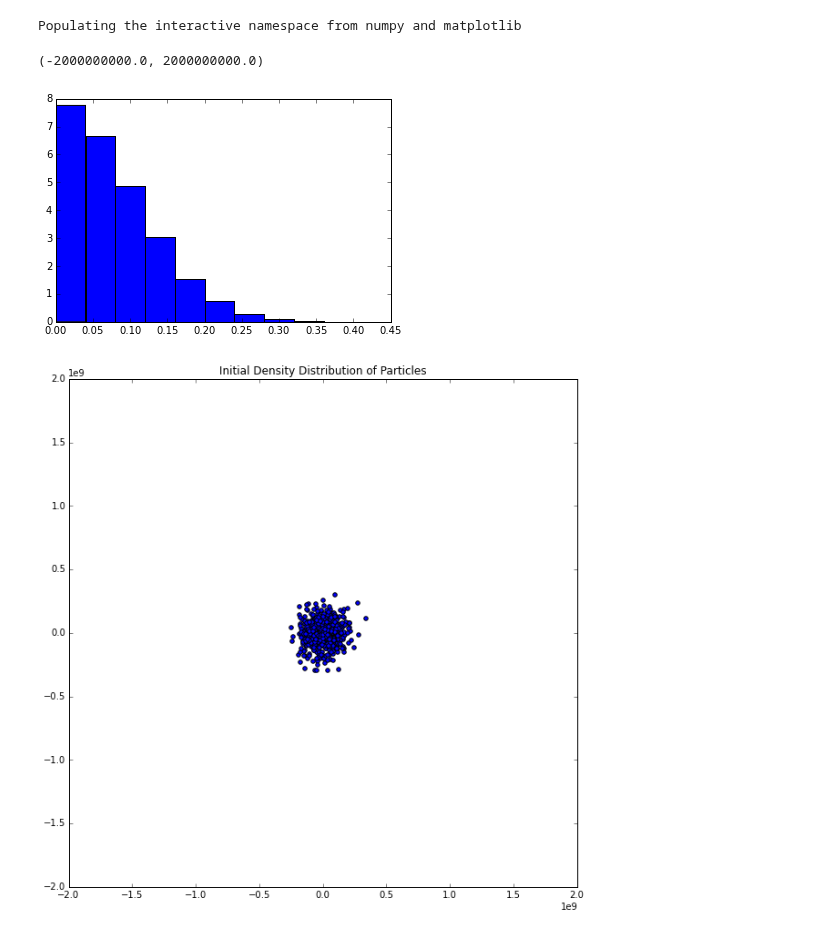
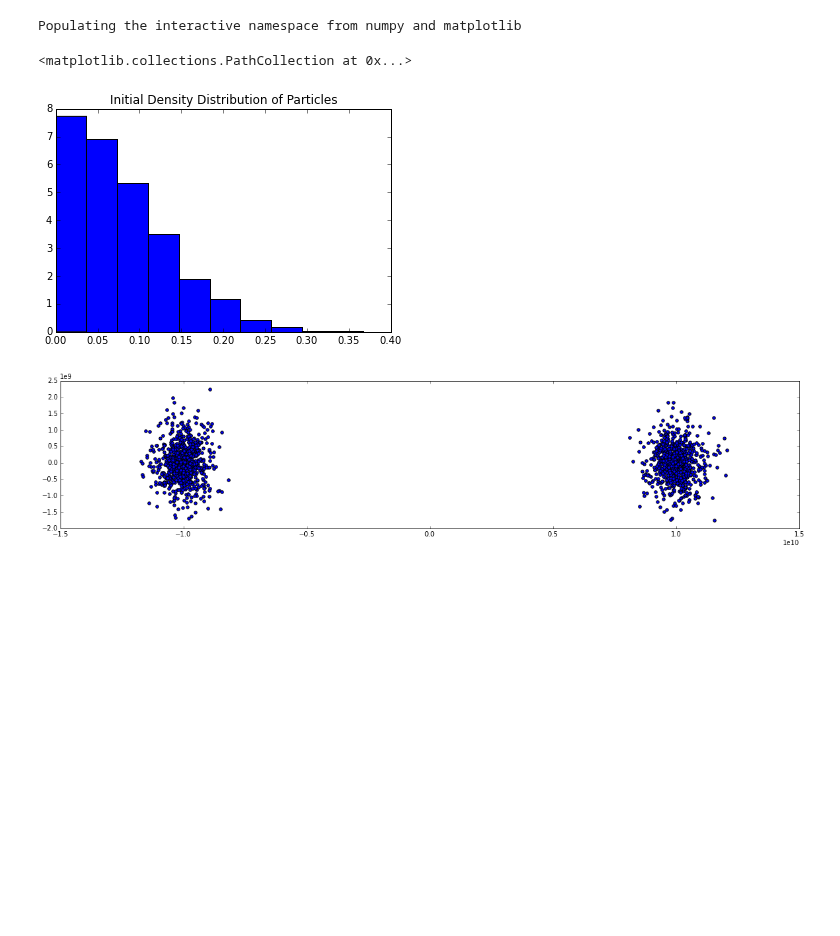
Before and after one commit to saichikine/Jupiter_SPH, a Jupyter notebook: distribution_test.ipynb, the cells around one changed output. Cells and saved outputs as stored; diff of their text form; code cells hidden in the pictures; blank space fills up the shorter version.

Commit message:
We have two distributions up and running. Next up: load up two equilibrium planets. Then collision?

```diff
--- a/distribution_test.ipynb
+++ b/distribution_test.ipynb
@@ -17,24 +17,40 @@ import time
 # %% [output]
 Populating the interactive namespace from numpy and matplotlib
 # %%
-RJupiter = 1e9
+RJupiter = 6.99e9
+RFinal = 1e10
 lower, upper = 0, 1
 mu, sigma = 0, 0.1
 X = stats.truncnorm(
     (lower - mu) / sigma, (upper - mu) / sigma, loc=mu, scale=sigma)
 plt.hist(X.rvs(10000), normed=True)
 
 nParticles = 1000
-radiusDistribution = X.rvs(nParticles) * RJupiter
-thetaDistribution = np.random.uniform(0, 2*np.pi, size=nParticles)
+radiusDistribution1 = X.rvs(nParticles) * RJupiter
+radiusDistribution2 = X.rvs(nParticles) * RJupiter
+thetaDistribution1 = np.random.uniform(0, 2*np.pi, size=nParticles)
+thetaDistribution2 = np.random.uniform(0, 2*np.pi, size=nParticles)
 
-plt.figure(figsize=(10,10))
-plt.scatter(radiusDistribution*np.cos(thetaDistribution), \
-            radiusDistribution*np.sin(thetaDistribution))
+# plt.figure(figsize=(10,10))
+# plt.scatter(radiusDistribution*np.cos(thetaDistribution), \
+#             radiusDistribution*np.sin(thetaDistribution))
 plt.title("Initial Density Distribution of Particles")
-plt.xlim(-2e9,2e9)
-plt.ylim(-2e9,2e9)
+#plt.xlim(-2e9,2e9)
+#plt.ylim(-2e9,2e9)
+
+# Convert to Cartesian Position
+def polar2cart(r, theta):
+    return np.array([r*np.cos(theta), r*np.sin(theta)]).T
+
+xyDistributionRight = polar2cart(radiusDistribution1, thetaDistribution1)
+xyDistributionRight[:,0] += 1*RFinal
+xyDistributionLeft = polar2cart(radiusDistribution2, thetaDistribution2)
+xyDistributionLeft[:,0] -= 1*RFinal
+
+plt.figure(figsize=(20,4))
+plt.scatter(xyDistributionRight[:,0], xyDistributionRight[:,1])
+plt.scatter(xyDistributionLeft[:,0], xyDistributionLeft[:,1])
 # %% [output]
-(-2000000000.0, 2000000000.0)
+<matplotlib.collections.PathCollection at 0x...>
-[figure, old version]
+[figure, new version]
-[figure, old version]
+[figure, new version]
```
Also changed, not shown: 1 other file.
